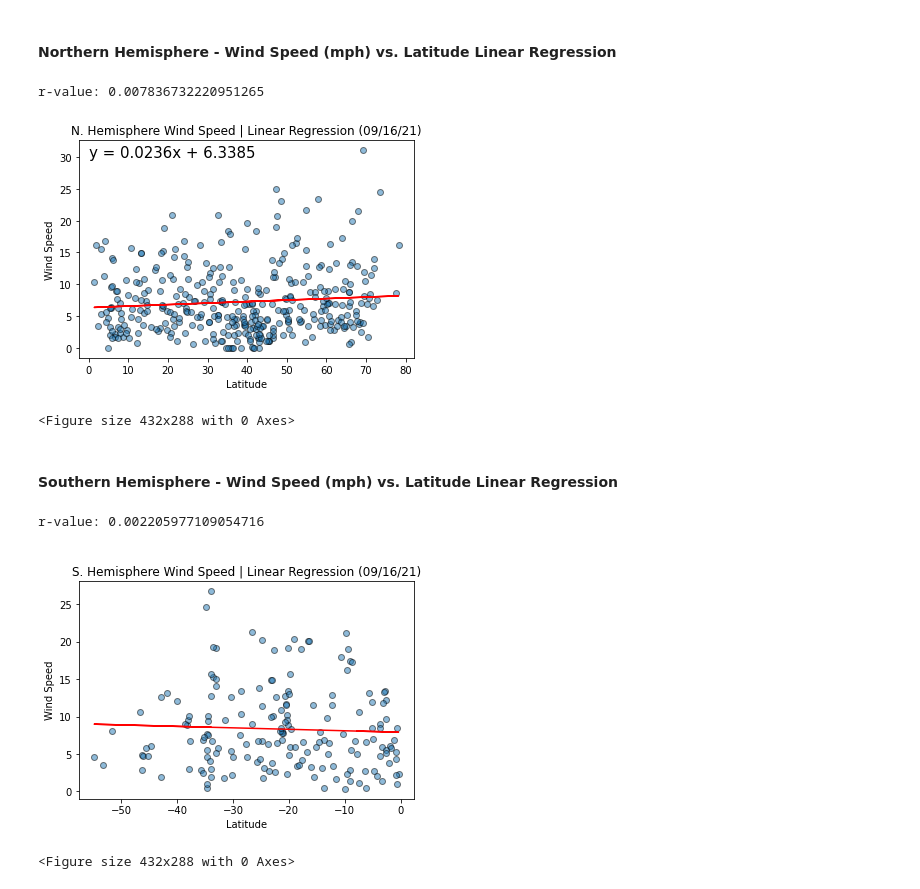
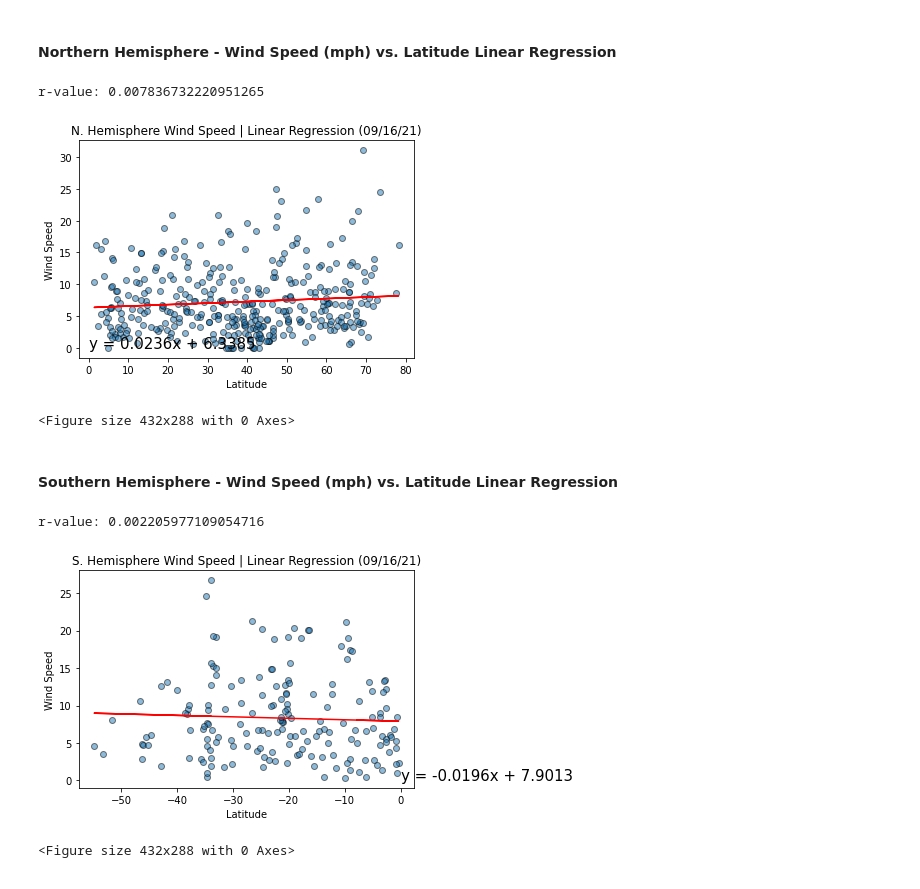
Before and after one commit to josephchancey/python-weather-api, a Jupyter notebook: WeatherPy/WeatherPy.ipynb, the cells around one changed output. Saved outputs shown, nothing was run; the diff lists cells and outputs as text; code cells hidden in the pictures.

```diff
--- a/WeatherPy/WeatherPy.ipynb
+++ b/WeatherPy/WeatherPy.ipynb
@@ -393,21 +394,22 @@ r-value: 0.0011176755681570891
 x_values = n_hemi_df['Lat']
 y_values = n_hemi_df['Wind Speed (mph)']
 plt.title("N. Hemisphere Wind Speed | Linear Regression (%s)" % time.strftime("%x"))
-lin_reg(x_values, y_values, 'Wind Speed', (0,30))
+lin_reg(x_values, y_values, 'Wind Speed', (0,0))
 plt.savefig('../Images/N_Wind_Latitude_Linear_Regression.png')
 # %% [output]
 r-value: 0.007836732220951265
-[figure, old version]
+[figure, new version]
 <Figure size 432x288 with 0 Axes>
 # %% [markdown]
 ####  Southern Hemisphere - Wind Speed (mph) vs. Latitude Linear Regression
 # %%
 x_values = south_hemi_df['Lat']
 y_values = south_hemi_df['Wind Speed (mph)']
 plt.title("S. Hemisphere Wind Speed | Linear Regression (%s)" % time.strftime("%x"))
-lin_reg(x_values, y_values, 'Wind Speed', (-40,30))
+lin_reg(x_values, y_values, 'Wind Speed', (0,0))
 plt.savefig('../Images/S_Wind_Latitude_Linear_Regression.png')
+plt.show()
 # %% [output]
 r-value: 0.002205977109054716
-[figure, old version]
+[figure, new version]
 <Figure size 432x288 with 0 Axes>
```
Also changed, not shown: parts of 6 cells of this notebook, 8 other files.
